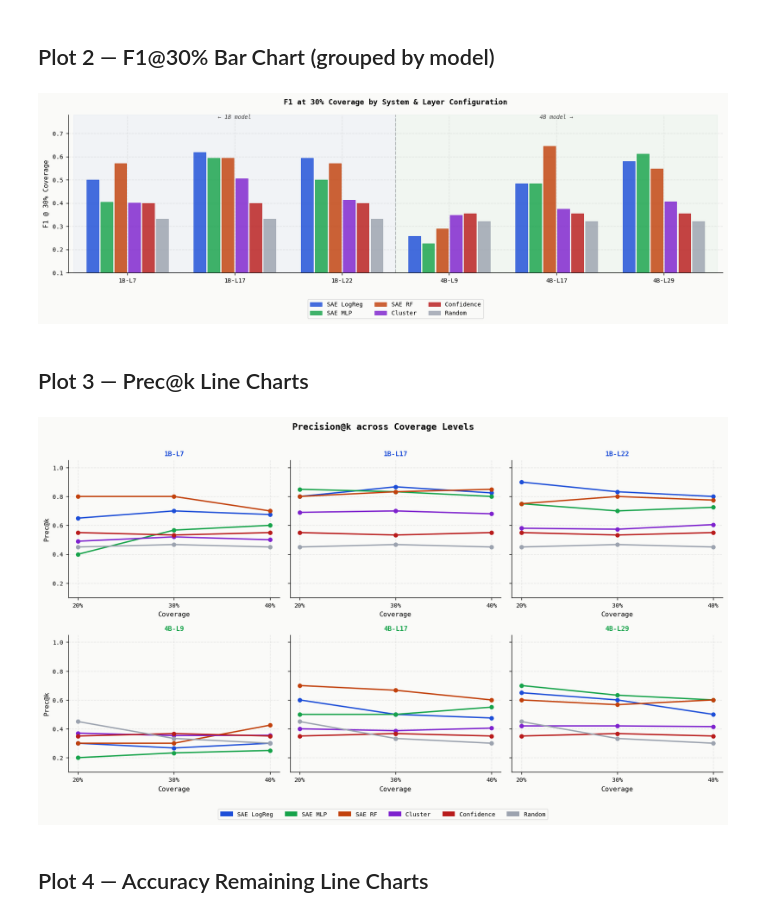
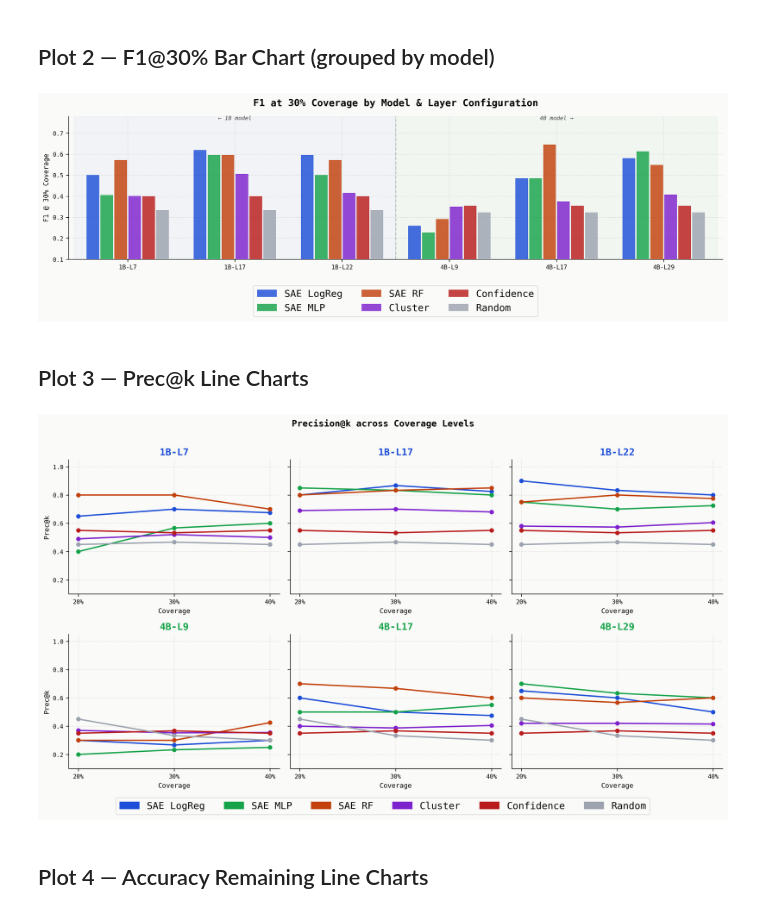
Before and after one commit to Neeni2604/Automated-Deferral-With-Interpretability, a Jupyter notebook: sae_deferral_plots.ipynb, the cells around one changed output. Drawn from its saved outputs; the diff is of its cells as text; code cells hidden in the pictures.

```diff
--- a/sae_deferral_plots.ipynb
+++ b/sae_deferral_plots.ipynb
@@ -14,7 +14,7 @@ plt.rcParams.update({
     'axes.grid': True,
     'grid.alpha': 0.25,
     'grid.linestyle': '--',
-    'figure.dpi': 130,
+    'figure.dpi': 300,
     'axes.labelsize': 9,
     'axes.titlesize': 10,
     'xtick.labelsize': 8,
@@ -160,31 +160,31 @@ plt.show()
 # %%
 fig, ax = plt.subplots(figsize=(13, 4.5))
 
 for i, (sys, col) in enumerate(zip(SYSTEMS, COLORS)):
     ax.bar(x + offsets[i], F1_30[sys], width=bw*0.88,
            color=col, alpha=0.82, label=sys,
            edgecolor=col, linewidth=0.5, zorder=3)
 
 ax.axvspan(-0.5, 2.5, color='#1d4ed8', alpha=0.04, zorder=0)
 ax.axvspan(2.5, 5.5, color='#16a34a', alpha=0.04, zorder=0)
 ax.axvline(2.5, color='#999', lw=1.2, ls='--', zorder=2, alpha=0.6)
 ax.text(1.0, 0.975, '← 1B model', transform=ax.get_xaxis_transform(),
         ha='center', fontsize=7.5, color='#444', style='italic')
 ax.text(4.0, 0.975, '4B model →', transform=ax.get_xaxis_transform(),
         ha='center', fontsize=7.5, color='#444', style='italic')
 
 ax.set_xticks(x)
 ax.set_xticklabels(CONFIGS)
 ax.set_ylabel('F1 @ 30% Coverage')
 ax.set_ylim(0.10, 0.78)
-ax.set_title('F1 at 30% Coverage by System & Layer Configuration', fontweight='bold', pad=14)
+ax.set_title('F1 at 30% Coverage by Model & Layer Configuration', fontweight='bold', pad=14, fontsize=13)
 # ax.legend(loc='upper right', ncol=3, framealpha=0.9, edgecolor='#ddd')
-ax.legend(loc='upper center', ncol=3, framealpha=0.9, edgecolor='#ddd', bbox_to_anchor=(0.5, -0.15))
+ax.legend(loc='upper center', ncol=3, framealpha=0.9, edgecolor='#ddd', bbox_to_anchor=(0.5, -0.15), fontsize=13)
 ax.set_xlim(-0.55, 5.55)
 plt.tight_layout()
 plt.show()
 # %% [output]
-[figure, old version]
+[figure, new version]
 # %% [markdown]
 ## Plot 3 — Prec@k Line Charts
 # %%
@@ -197,7 +197,7 @@ for idx, (cfg, ax) in enumerate(zip(CONFIGS, axes.flat)):
     for sys, col in zip(SYSTEMS, COLORS):
         ax.plot(COVERAGES, PRECK[cfg][sys], marker='o', markersize=5,
                 color=col, linewidth=1.8, label=sys)
-    ax.set_title(cfg, fontsize=9, fontweight='bold', color=model_colors[idx])
+    ax.set_title(cfg,  fontweight='bold', color=model_colors[idx], fontsize=13)
     ax.set_xticks(COVERAGES)
     ax.set_xticklabels(['20%', '30%', '40%'])
     ax.set_ylim(0.10, 1.05)
@@ -207,11 +207,11 @@ for idx, (cfg, ax) in enumerate(zip(CONFIGS, axes.flat)):
 
 handles = [mpatches.Patch(color=c, label=s) for s, c in zip(SYSTEMS, COLORS)]
 fig.legend(handles=handles, loc='lower center', ncol=6,
-           bbox_to_anchor=(0.5, -0.06), framealpha=0.9, edgecolor='#ddd')
+           bbox_to_anchor=(0.5, -0.06), framealpha=0.9, edgecolor='#ddd', fontsize=13)
 plt.tight_layout()
 plt.show()
 # %% [output]
-[figure, old version]
+[figure, new version]
 # %% [markdown]
 ## Plot 4 — Accuracy Remaining Line Charts
 # %%
```
Also changed, not shown: parts of 5 cells of this notebook, 6 other files.
